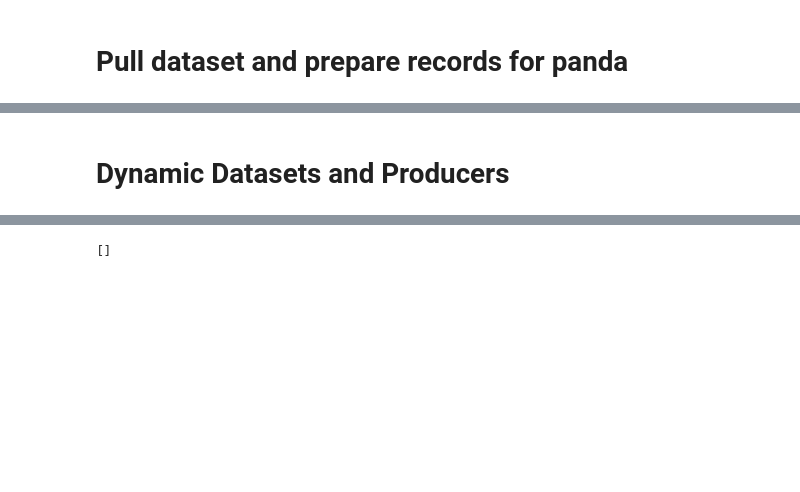
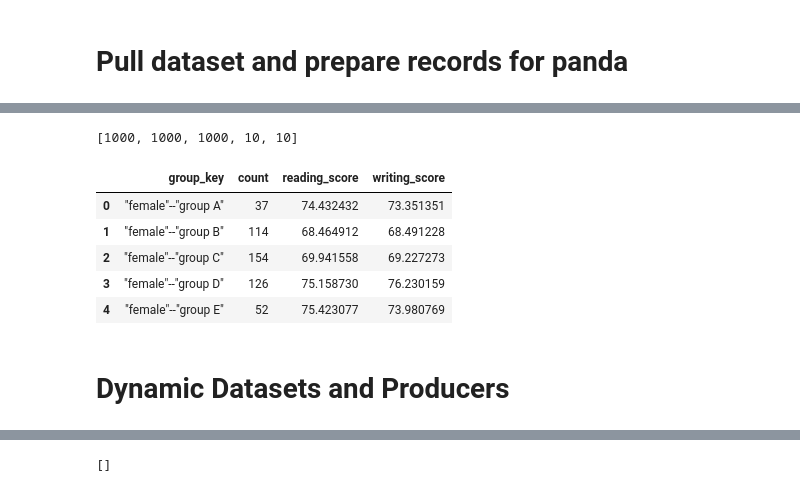
Before and after one commit to ICassiopeia/IC-Dapp, a Jupyter notebook: jupypter_notebook/Dfinity PoC.ipynb, the cells around one changed output, grey strips where cells are left out. Saved outputs shown, nothing was run; the diff lists cells and outputs as text; code cells hidden in the pictures; blank space fills up the shorter version.

```diff
--- a/jupypter_notebook/Dfinity PoC.ipynb
+++ b/jupypter_notebook/Dfinity PoC.ipynb
@@ -120,26 +127,34 @@ AttributeError: 'DataFrame' object has no attribute 'math_score'
 # %%
 query2 = data_asset.getAnalytics({
         'dataset_id' : datasetId,
         'attributes' : [0,1],
         'metrics' : [6,7],
         'filters' : [],
-    }, ['we5ZuowTbz7arQLsDe'])[0]["Ok"]
+    }, [userToken])[0]["Ok"]
 
 print(query2['counts'])
 
 pandaReady = []
 for group in query2['analytics']:
     res = {"group_key": group['group_key'], "count": group['count']}
     for metric in group['metrics']:
         key = configClean[metric[0]]
         val = metric[1]/100/group['count']
         res[key] = val
     pandaReady.append(res)
 
 data = pd.DataFrame(pandaReady)
 data.head()
+# %% [output]
+[1000, 1000, 1000, 10, 10]
+|  | group_key | count | reading_score | writing_score |
+| 0 | "female"--"group A" | 37 | 74.432432 | 73.351351 |
+| 1 | "female"--"group B" | 114 | 68.464912 | 68.491228 |
+| 2 | "female"--"group C" | 154 | 69.941558 | 69.227273 |
+| 3 | "female"--"group D" | 126 | 75.158730 | 76.230159 |
+| 4 | "female"--"group E" | 52 | 75.423077 | 73.980769 |
-# %% [markdown]
-# Dynamic Datasets and Producers
+# %% [markdown]
+# Dynamic Datasets and Producers
 # %%
 print("Principal:", data_asset.myUser())
 print("Dataset producers:", data_asset.getProducers(datasetId))
```
Also changed, not shown: parts of 10 cells of this notebook, 6 other files.
